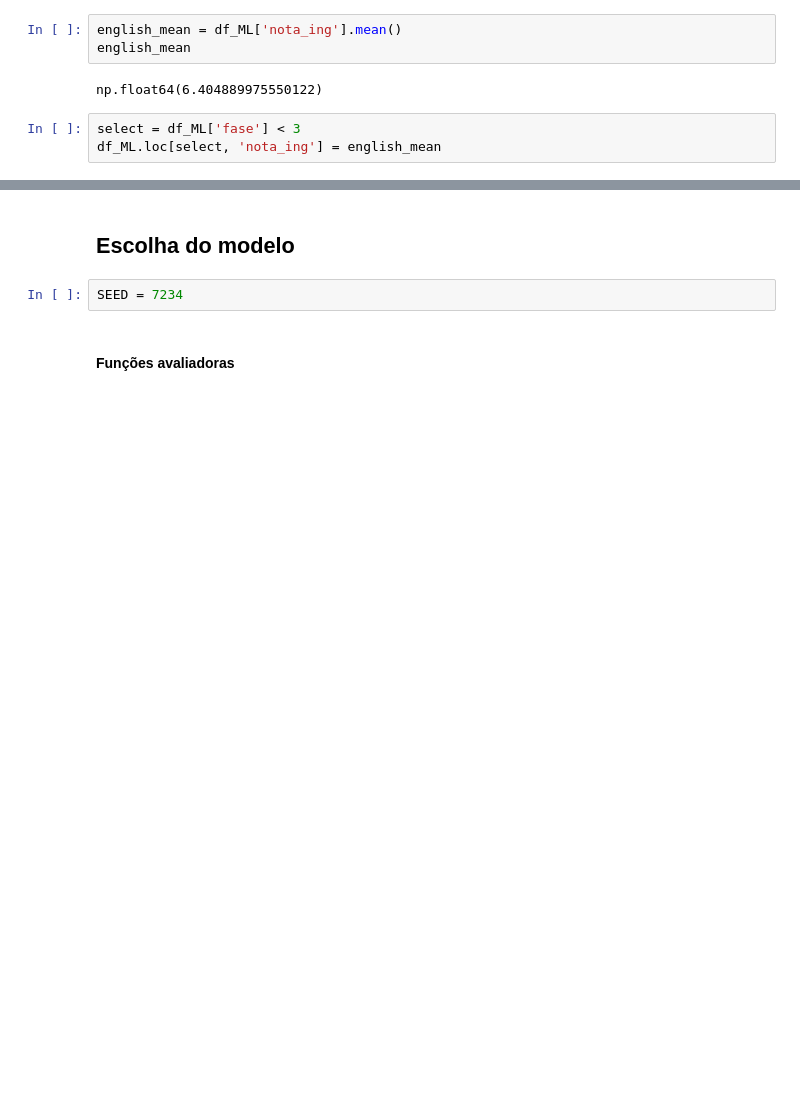
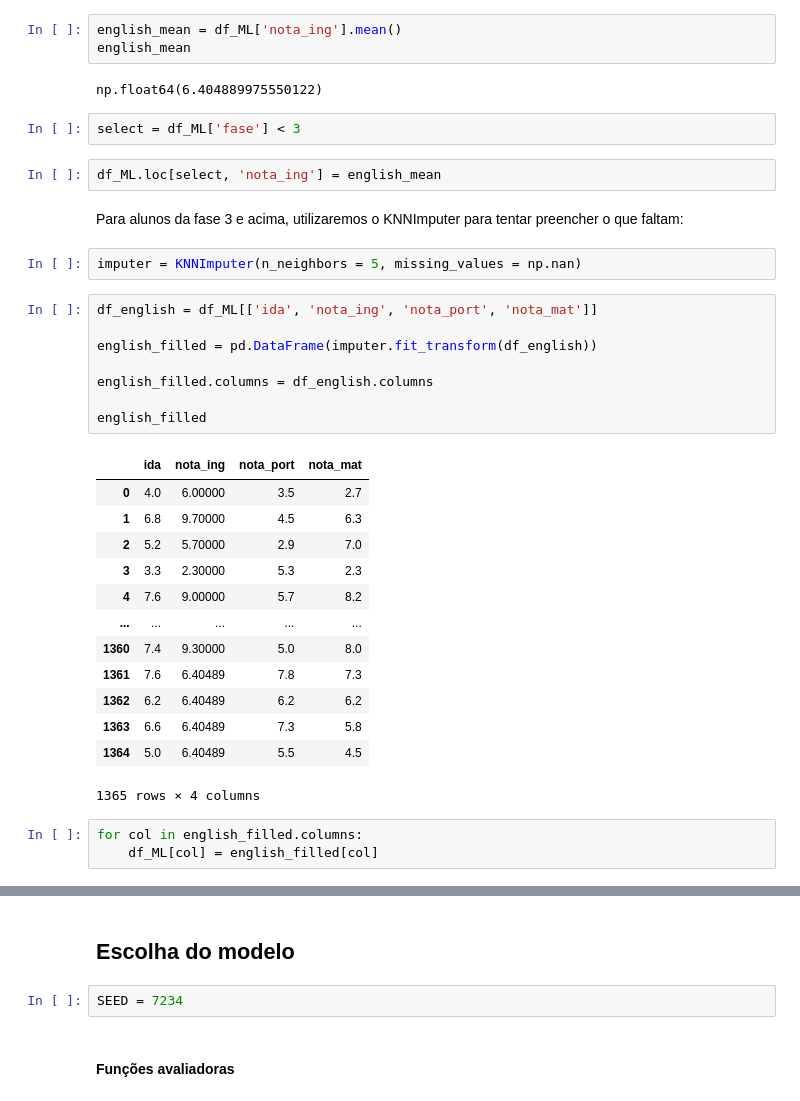
Before and after one commit to victoria-menezes/fiap-data-analytics-DATATHON, a Jupyter notebook: notebook.ipynb, the cells around one changed output, grey strips where cells are left out. Drawn from its saved outputs; the diff is of its cells as text; blank space fills up the shorter version.

Commit message:
beginning model selection

```diff
--- a/notebook.ipynb
+++ b/notebook.ipynb
@@ -2552,6 +2553,36 @@ english_mean
 np.float64(6.404889975550122)
 # %%
 select = df_ML['fase'] < 3
-df_ML.loc[select, 'nota_ing'] = english_mean
+# %%
+df_ML.loc[select, 'nota_ing'] = english_mean
+# %% [markdown]
+Para alunos da fase 3 e acima, utilizaremos o KNNImputer para tentar preencher o que faltam:
+# %%
+imputer = KNNImputer(n_neighbors = 5, missing_values = np.nan)
+# %%
+df_english = df_ML[['ida', 'nota_ing', 'nota_port', 'nota_mat']]
+
+english_filled = pd.DataFrame(imputer.fit_transform(df_english))
+
+english_filled.columns = df_english.columns
+
+english_filled
+# %% [output]
+|  | ida | nota_ing | nota_port | nota_mat |
+| 0 | 4.0 | 6.00000 | 3.5 | 2.7 |
+| 1 | 6.8 | 9.70000 | 4.5 | 6.3 |
+| 2 | 5.2 | 5.70000 | 2.9 | 7.0 |
+| 3 | 3.3 | 2.30000 | 5.3 | 2.3 |
+| 4 | 7.6 | 9.00000 | 5.7 | 8.2 |
+| ... | ... | ... | ... | ... |
+| 1360 | 7.4 | 9.30000 | 5.0 | 8.0 |
+| 1361 | 7.6 | 6.40489 | 7.8 | 7.3 |
+| 1362 | 6.2 | 6.40489 | 6.2 | 6.2 |
+| 1363 | 6.6 | 6.40489 | 7.3 | 5.8 |
+| 1364 | 5.0 | 6.40489 | 5.5 | 4.5 |
+1365 rows × 4 columns
+# %%
+for col in english_filled.columns:
+    df_ML[col] = english_filled[col]
 # %% [markdown]
 #### Indicadores
```
Also changed, not shown: parts of 9 cells of this notebook.
